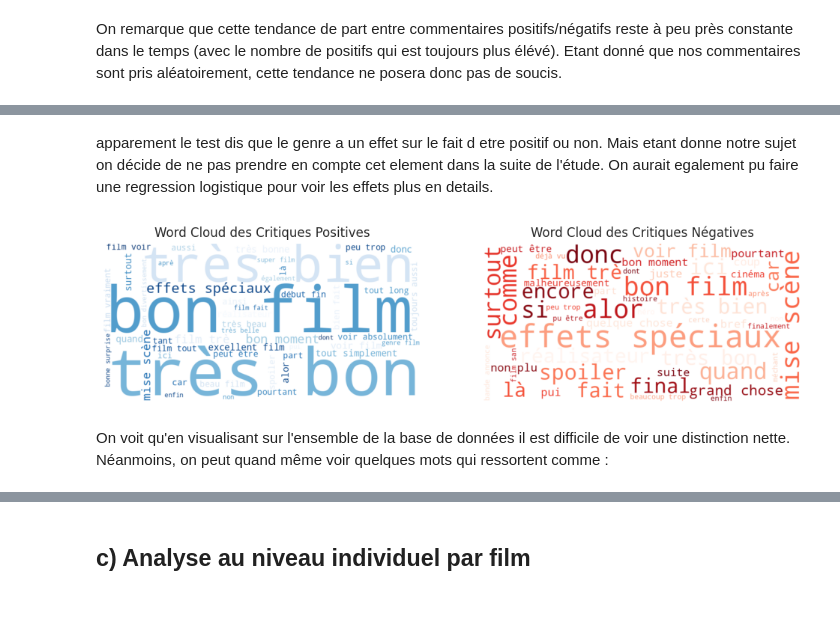
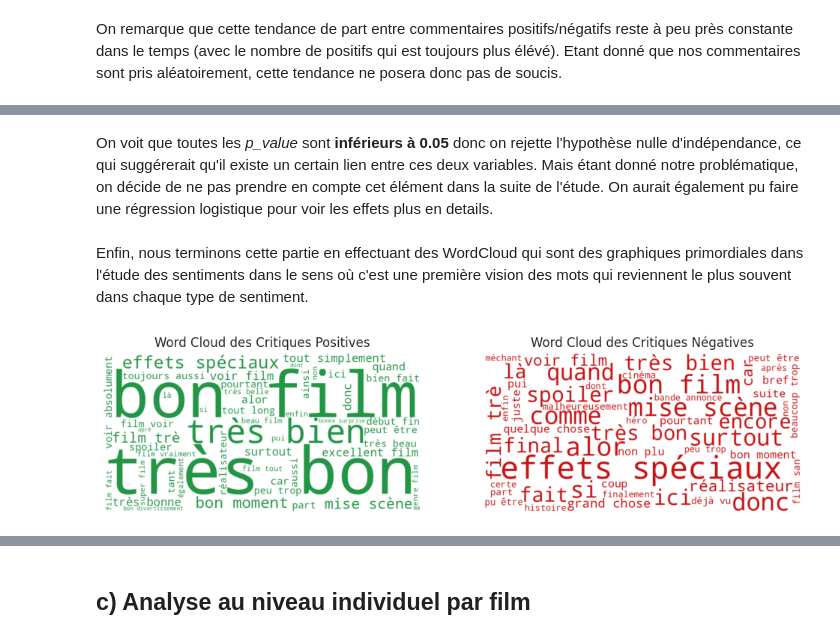
Before and after one commit to mass2330/python_ds_film, a Jupyter notebook: analyse.ipynb, the cells around one changed output, grey strips where cells are left out. Cells and saved outputs as stored; diff of their text form; code cells hidden in the pictures; blank space fills up the shorter version.

Commit message:
parti film individuel a terminer

```diff
--- a/analyse.ipynb
+++ b/analyse.ipynb
@@ -1609,32 +1599,41 @@ P-value for War: 3.3872370488473686e-79
 # %% [markdown]
-apparement le test dis que le genre a un effet sur le fait d etre positif ou non. Mais etant donne notre sujet on décide de ne pas prendre en compte cet element dans la suite de l'étude. On aurait egalement pu faire une regression logistique pour voir les effets plus en details.
+On voit que toutes les *p_value* sont **inférieurs à 0.05** donc on rejette l'hypothèse nulle d'indépendance, ce qui suggérerait qu'il existe un certain lien entre ces deux variables. Mais étant donné notre problématique, on décide de ne pas prendre en compte cet élément dans la suite de l'étude. On aurait également pu faire une régression logistique pour voir les effets plus en details.
+# %% [markdown]
+Enfin, nous terminons cette partie en effectuant des WordCloud qui sont des graphiques primordiales dans l'étude des sentiments dans le sens où c'est une première vision des mots qui reviennent le plus souvent dans chaque type de sentiment.
 # %%
+#ce code prend 3 à 4 minutes à être executé
 
-# Filtrer les critiques positives et négatives
+# Filtre les critiques positives et négatives
 positive_reviews = df_critiques_modif[df_critiques_modif['Polarité_réelle'] == 1]['Critique_nettoye'].values
 negative_reviews = df_critiques_modif[df_critiques_modif['Polarité_réelle'] == 0]['Critique_nettoye'].values
 
+def darken_color(color, factor=0.8):  #pour assombrir les mots
+    return tuple(int(c * factor) for c in color)
+
+
 # Création du Word Cloud pour les critiques positives
-wordcloud_positive = WordCloud(width=800, height=400, background_color='white', max_words=50, colormap='Blues').generate(' '.join(positive_reviews))
+wordcloud_positive = WordCloud(width=800, height=400, background_color='white', max_words=50, colormap='Greens').generate(' '.join(positive_reviews))
+# Assombrit la couleur dans le Word Cloud positif
+wordcloud_positive_color = wordcloud_positive.recolor(color_func=lambda *args, **kwargs: darken_color((70, 300, 140), factor=0.5))
 
 # Création du Word Cloud pour les critiques négatives
-wordcloud_negative = WordCloud(width=800, height=400, background_color='white', max_words=50, colormap='Reds_r').generate(' '.join(negative_reviews))
+wordcloud_negative = WordCloud(width=800, height=400, background_color='white', max_words=50, colormap='Reds').generate(' '.join(negative_reviews))
+# Assombrit la couleur dans le Word Cloud négatif
+wordcloud_negative_color = wordcloud_negative.recolor(color_func=lambda *args, **kwargs: darken_color((400, 39, 40), factor=0.5))
 
 # Affichage des Word Clouds
 plt.figure(figsize=(12, 6))
 
 plt.subplot(1, 2, 1)
 plt.imshow(wordcloud_positive, interpolation='bilinear')
 plt.title('Word Cloud des Critiques Positives')
 plt.axis('off')
 
 plt.subplot(1, 2, 2)
 plt.imshow(wordcloud_negative, interpolation='bilinear')
 plt.title('Word Cloud des Critiques Négatives')
 plt.axis('off')
 
 plt.show()
 # %% [output]
-[figure, old version]
+[figure, new version]
-# %% [markdown]
-On voit qu'en visualisant sur l'ensemble de la base de données il est difficile de voir une distinction nette. Néanmoins, on peut quand même voir quelques mots qui ressortent comme :
```
Also changed, not shown: parts of 10 cells of this notebook.
